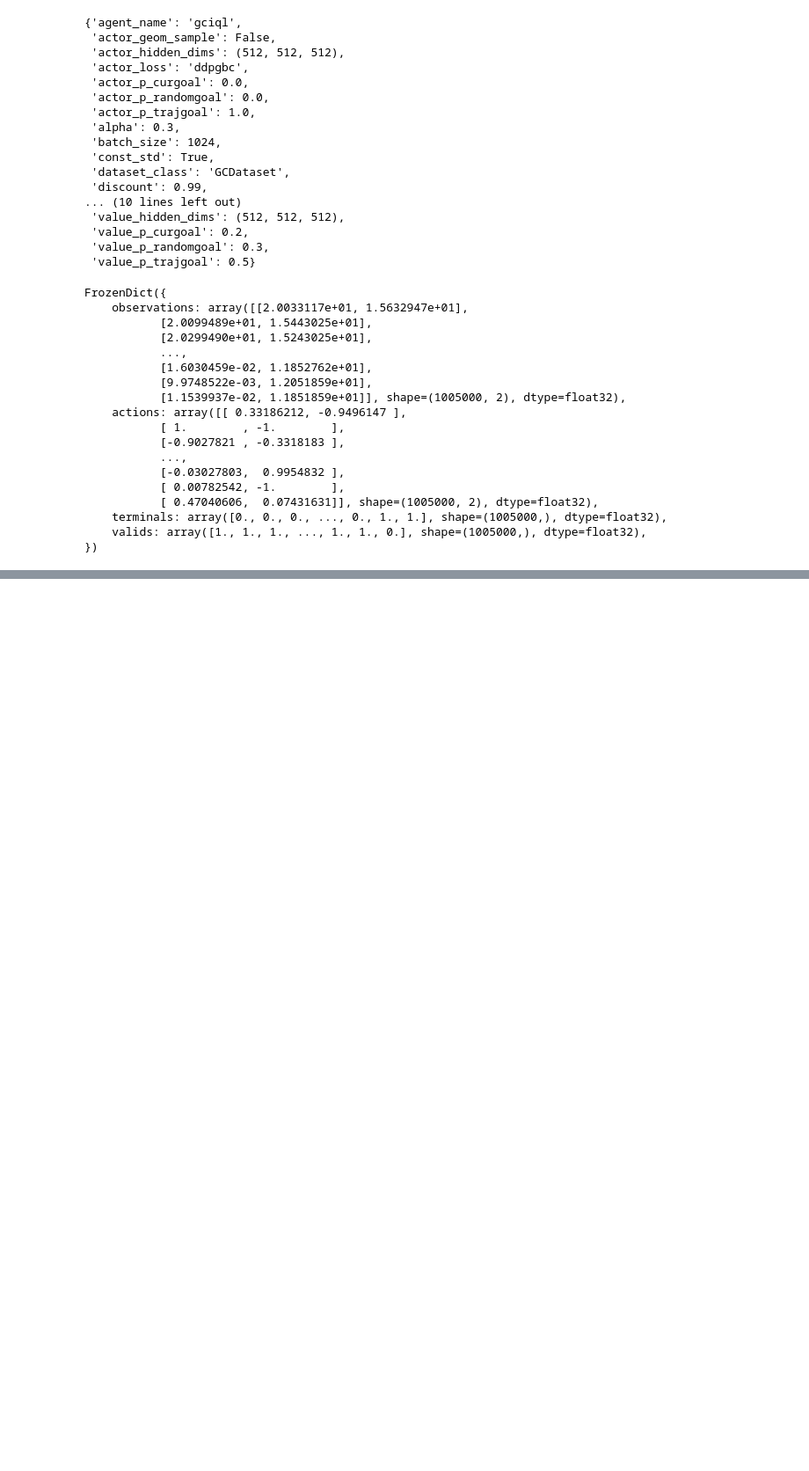
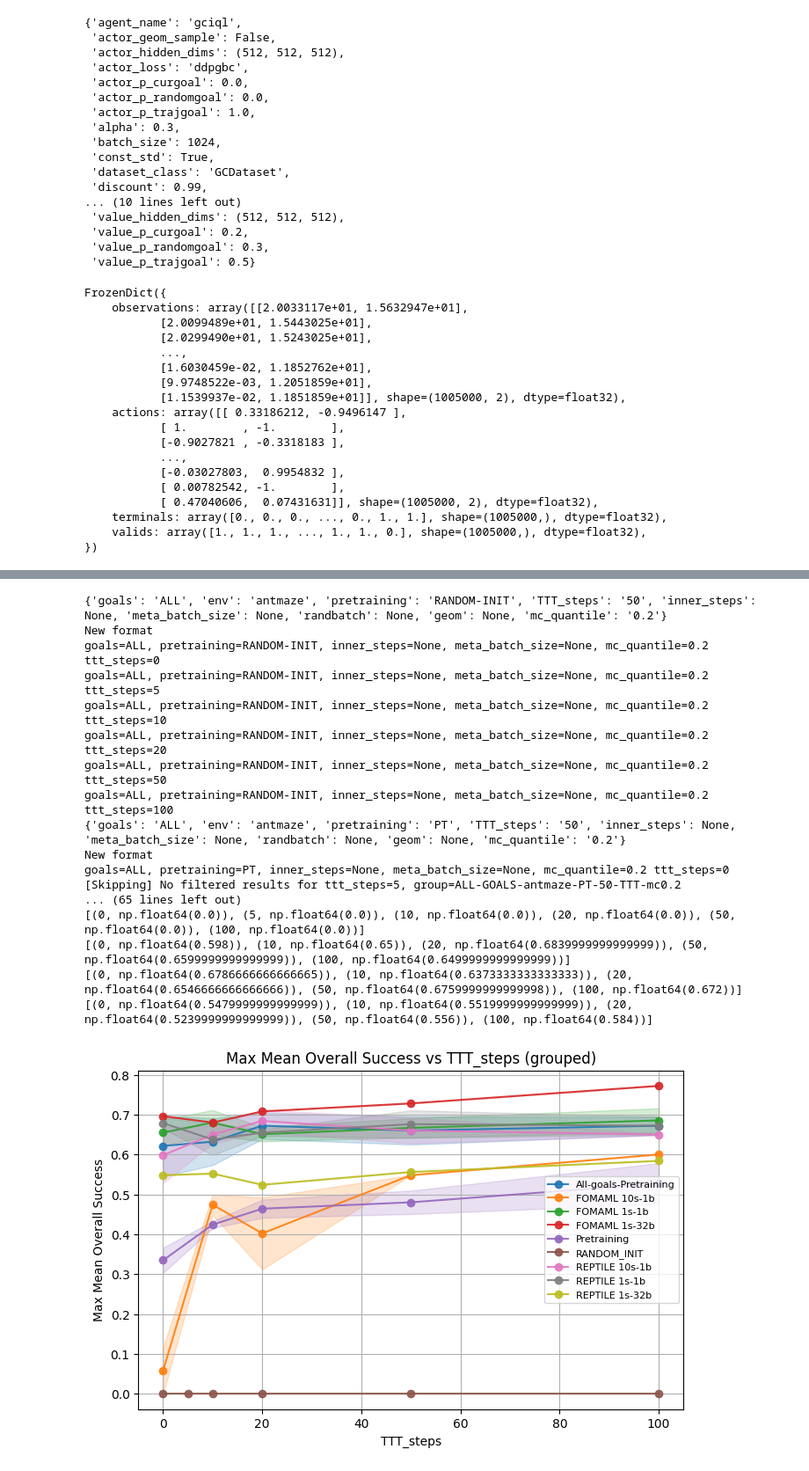
Before and after one commit to antoniomari/meta-gc-rl, a Jupyter notebook: notebooks/exploration.ipynb, the cells around one changed output, grey strips where cells are left out. Shown at 88% size. Saved outputs shown, nothing was run; the diff lists cells and outputs as text; code cells hidden in the pictures; blank space fills up the shorter version.

```diff
--- a/notebooks/exploration.ipynb
+++ b/notebooks/exploration.ipynb
@@ -199,0 +835,59 @@ train_dataset.sample(config_agent["batch_size"])
+# %%
+ANTMAZE_COMPARISON = {
+    "RANDOM_INIT": [
+        "ALL-GOALS-antmaze-RANDOM-INIT-50-TTT-mc0.2"
+    ],
+
+    "All-goals-Pretraining": [
+        "ALL-GOALS-antmaze-PT-50-TTT-mc0.2",
+    ],
+
+    "Pretraining": [
+        "ALL-GOALS-antmaze-PT-50-TTT-RANDOMBATCH-mc0.2",
+    ],
+
+    "REPTILE 1s-1b": [
+        "ALL-GOALS-antmaze-REPTILE-50-TTT-1inner-1meta-mc0.2",
+    ],
+
+    "REPTILE 10s-1b": [
+        "ALL-GOALS-antmaze-REPTILE-50-TTT-10inner-1meta-mc0.2",
+    ],
+
+    "REPTILE 1s-32b": [
+        "ALL-GOALS-antmaze-REPTILE-50-TTT-1inner-32meta-mc0.2",
+    ],
+
+    "FOMAML 1s-1b": [
+        "ALL-GOALS-antmaze-FOMAML-50-TTT-1inner-1meta-mc0.2",
+    ],
+
+    "FOMAML 10s-1b": [
+        "ALL-GOALS-antmaze-FOMAML-50-TTT-10inner-1meta-mc0.2",
+    ],
+
+    "FOMAML 1s-32b": [
+        "ALL-GOALS-antmaze-FOMAML-50-TTT-1inner-32meta-mc0.2",
+    ],
+}
+# %%
+plot_max_overall_success_vs_ttt_steps(ANTMAZE_COMPARISON)
+# %% [output]
+{'goals': 'ALL', 'env': 'antmaze', 'pretraining': 'RANDOM-INIT', 'TTT_steps': '50', 'inner_steps': None, 'meta_batch_size': None, 'randbatch': None, 'geom': None, 'mc_quantile': '0.2'}
+New format
+goals=ALL, pretraining=RANDOM-INIT, inner_steps=None, meta_batch_size=None, mc_quantile=0.2 ttt_steps=0
+goals=ALL, pretraining=RANDOM-INIT, inner_steps=None, meta_batch_size=None, mc_quantile=0.2 ttt_steps=5
+goals=ALL, pretraining=RANDOM-INIT, inner_steps=None, meta_batch_size=None, mc_quantile=0.2 ttt_steps=10
+goals=ALL, pretraining=RANDOM-INIT, inner_steps=None, meta_batch_size=None, mc_quantile=0.2 ttt_steps=20
+goals=ALL, pretraining=RANDOM-INIT, inner_steps=None, meta_batch_size=None, mc_quantile=0.2 ttt_steps=50
+goals=ALL, pretraining=RANDOM-INIT, inner_steps=None, meta_batch_size=None, mc_quantile=0.2 ttt_steps=100
+{'goals': 'ALL', 'env': 'antmaze', 'pretraining': 'PT', 'TTT_steps': '50', 'inner_steps': None, 'meta_batch_size': None, 'randbatch': None, 'geom': None, 'mc_quantile': '0.2'}
+New format
+goals=ALL, pretraining=PT, inner_steps=None, meta_batch_size=None, mc_quantile=0.2 ttt_steps=0
+[Skipping] No filtered results for ttt_steps=5, group=ALL-GOALS-antmaze-PT-50-TTT-mc0.2
+... (65 lines left out)
+[(0, np.float64(0.0)), (5, np.float64(0.0)), (10, np.float64(0.0)), (20, np.float64(0.0)), (50, np.float64(0.0)), (100, np.float64(0.0))]
+[(0, np.float64(0.598)), (10, np.float64(0.65)), (20, np.float64(0.6839999999999999)), (50, np.float64(0.6599999999999999)), (100, np.float64(0.6499999999999999))]
+[(0, np.float64(0.6786666666666665)), (10, np.float64(0.6373333333333333)), (20, np.float64(0.6546666666666666)), (50, np.float64(0.6759999999999998)), (100, np.float64(0.672))]
+[(0, np.float64(0.5479999999999999)), (10, np.float64(0.5519999999999999)), (20, np.float64(0.5239999999999999)), (50, np.float64(0.556)), (100, np.float64(0.584))]
+[figure, added]
```
Also changed, not shown: parts of 40 cells of this notebook, 16 other files.
